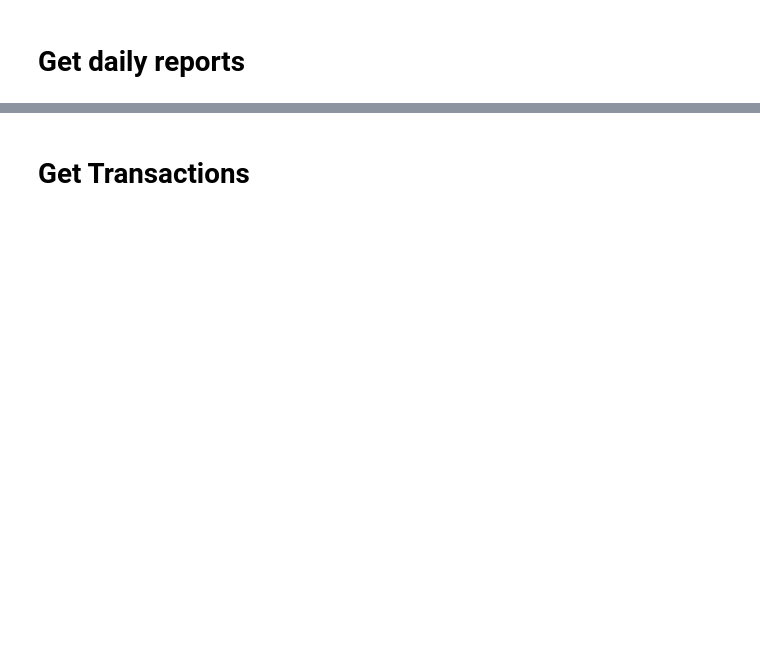
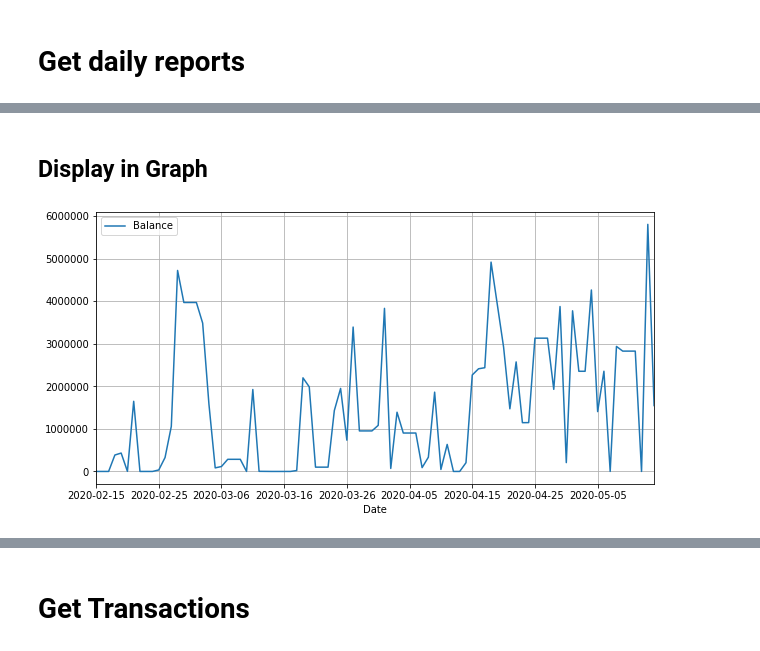
Before and after one commit to damrongsak/xrpscan, a Jupyter notebook: xrpscan.ipynb, the cells around one changed output, grey strips where cells are left out. Saved outputs shown, nothing was run; the diff lists cells and outputs as text; code cells hidden in the pictures; blank space fills up the shorter version.

```diff
--- a/xrpscan.ipynb
+++ b/xrpscan.ipynb
@@ -83,7 +234,7 @@ from datetime import timedelta
 now = datetime.now() - timedelta(days=1)
 date_time = now.strftime("%Y-%m-%d")
 
-ACCOUNT_ADDRESS = 'rEeEWeP88cpKUddKk37B2EZeiHBGiBXY3'
+ACCOUNT_ADDRESS = 'rEahGW5VLYQH2vGBfFmbv9BBpWSTDoukGR'
 url = 'https://data.ripple.com/v2/accounts/{ACCOUNT_ADDRESS}/balances?currency=XRP&date={date_time}T00:00:00Z&limit=3'.format(ACCOUNT_ADDRESS=ACCOUNT_ADDRESS, date_time=date_time)
 
 header = {
@@ -136,7 +293,7 @@ from datetime import datetime
 from datetime import timedelta
 import time
 
-df_name = pd.read_excel('data/List of well-known Names used to identify accounts.xlsx')
+df_name = pd.read_excel('data/List of Monitor Accounts.xlsx')
 df_name.fillna('', inplace=True)
 
 now = datetime.now()
@@ -172,6 +329,6 @@ for _, row in df_name.iterrows():
 
 df_xrp['verified'] = df_xrp['verified'].astype(bool)
 
-df_xrp.to_excel('data/{}-List of well-known Names used to identify accounts.xlsx'.format(date_time), index=False)
+df_xrp.to_excel('data/{}-List of Monitor Accounts.xlsx'.format(date_time), index=False)
 
 print('Done.')
@@ -182,2 +336,0 @@ df_xrp.to_excel('data/List of well-known Names used to identify accounts.xlsx')
-# %%
-url = 'https://data.ripple.com/v2/accounts/rsdvR9WZzKszBogBJrpLPE64WWyEW4ffzS/transactions?type=Payment&result=tesSUCCESS&limit=10'
@@ -205,0 +390,29 @@ JSON(data['transactions'][17], expanded=True)
+# %%
+name_desc = 'Unknow'
+ACCOUNT_ADDRESS = 'rMjjMBDVwWdRsbC4QaU98MXQgSGFVv2G1c'
+
+now = datetime.now()  - timedelta(days=90)
+date_time = now.strftime("%Y-%m-%d")
+trans_list = []
+for i in range(1, 91):
+
+    date_time = now.strftime("%Y-%m-%d")
+
+    url = 'https://data.ripple.com/v2/accounts/{ACCOUNT_ADDRESS}/balances?currency=XRP&date={date_time}T00:00:00Z&limit=3'.format(ACCOUNT_ADDRESS=ACCOUNT_ADDRESS, date_time=date_time)
+
+    r = requests.get(url, headers=header)
+
+    data = json.loads(r.text)
+    if data['result'] != 'error':
+        value = float(data['balances'][0]['value'])
+        trans_list.append([i, ACCOUNT_ADDRESS, date_time, value])
+
+
+    #print('-----------------------')
+    time.sleep(0.001)   # Delays for 1 seconds. You can also use a float value.
+    now = now  + timedelta(days=1)
+    #print(date_time)
+
+df_balance = pd.DataFrame(trans_list, columns=['ID', 'Account', 'Date', 'Balance'])
+df_balance.set_index('Date', inplace=True)
+df_balance
@@ -205,0 +436,9 @@ JSON(data['transactions'][17], expanded=True)
+# %% [markdown]
+## Display in Graph
+# %%
+import matplotlib.pyplot as plt
+
+df_balance[['Balance']].plot(grid=True, figsize=(10, 5))
+plt.show()
+# %% [output]
+[figure, added]
```
Also changed, not shown: parts of 43 cells of this notebook, 5 other files.
